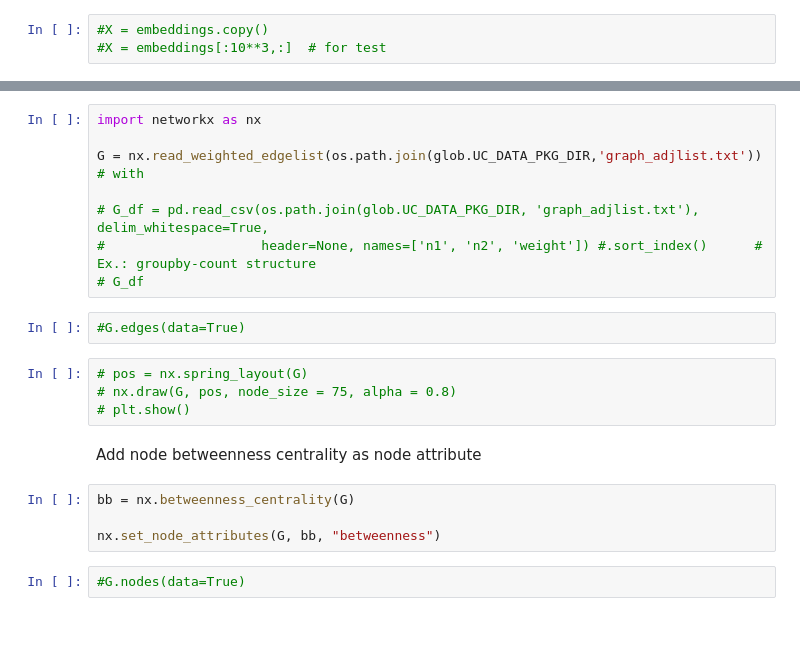
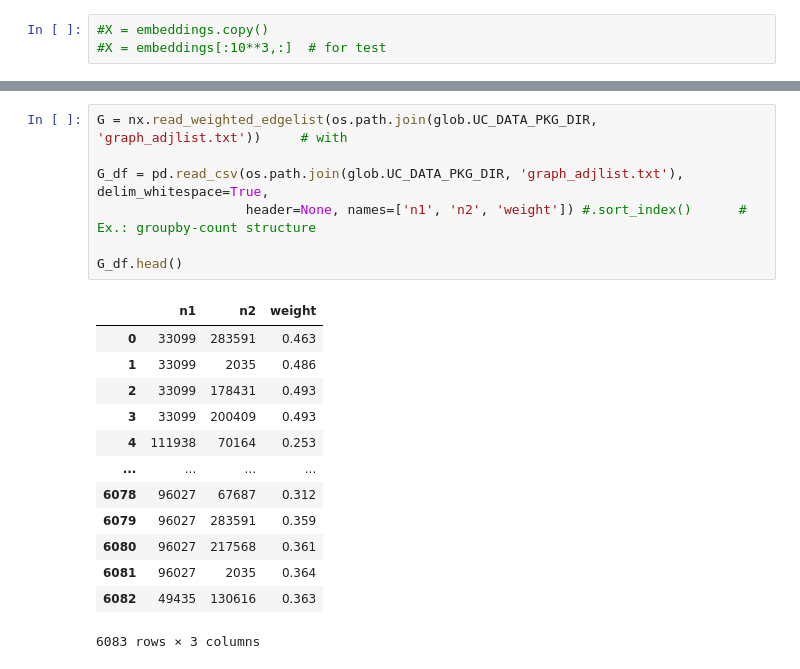
Before and after one commit to AVoss84/invoice_topics, a Jupyter notebook: src/notebooks/topic_modeling_fasttext.ipynb, the cells around one changed output, grey strips where cells are left out. Cells and saved outputs as stored; diff of their text form; blank space fills up the shorter version.

```diff
--- a/src/notebooks/topic_modeling_fasttext.ipynb
+++ b/src/notebooks/topic_modeling_fasttext.ipynb
@@ -355,22 +346,21 @@ Create undirected weighted graph based on document embeddings:
 # %%
-import networkx as nx
+G = nx.read_weighted_edgelist(os.path.join(glob.UC_DATA_PKG_DIR, 'graph_adjlist.txt'))     # with
 
-G = nx.read_weighted_edgelist(os.path.join(glob.UC_DATA_PKG_DIR,'graph_adjlist.txt'))     # with
+G_df = pd.read_csv(os.path.join(glob.UC_DATA_PKG_DIR, 'graph_adjlist.txt'), delim_whitespace=True,
+                   header=None, names=['n1', 'n2', 'weight']) #.sort_index()      # Ex.: groupby-count structure
 
-# G_df = pd.read_csv(os.path.join(glob.UC_DATA_PKG_DIR, 'graph_adjlist.txt'), delim_whitespace=True,
-#                    header=None, names=['n1', 'n2', 'weight']) #.sort_index()      # Ex.: groupby-count structure
-# G_df
+G_df.head()
+# %% [output]
+|  | n1 | n2 | weight |
+| 0 | 33099 | 283591 | 0.463 |
+| 1 | 33099 | 2035 | 0.486 |
+| 2 | 33099 | 178431 | 0.493 |
+| 3 | 33099 | 200409 | 0.493 |
+| 4 | 111938 | 70164 | 0.253 |
+| ... | ... | ... | ... |
+| 6078 | 96027 | 67687 | 0.312 |
+| 6079 | 96027 | 283591 | 0.359 |
+| 6080 | 96027 | 217568 | 0.361 |
+| 6081 | 96027 | 2035 | 0.364 |
+| 6082 | 49435 | 130616 | 0.363 |
+6083 rows × 3 columns
-# %%
-#G.edges(data=True)
-# %%
-# pos = nx.spring_layout(G)
-# nx.draw(G, pos, node_size = 75, alpha = 0.8)
-# plt.show()
-# %% [markdown]
-Add node betweenness centrality as node attribute
-# %%
-bb = nx.betweenness_centrality(G)
-
-nx.set_node_attributes(G, bb, "betweenness")
-# %%
-#G.nodes(data=True)
```
Also changed, not shown: parts of 55 cells of this notebook.
